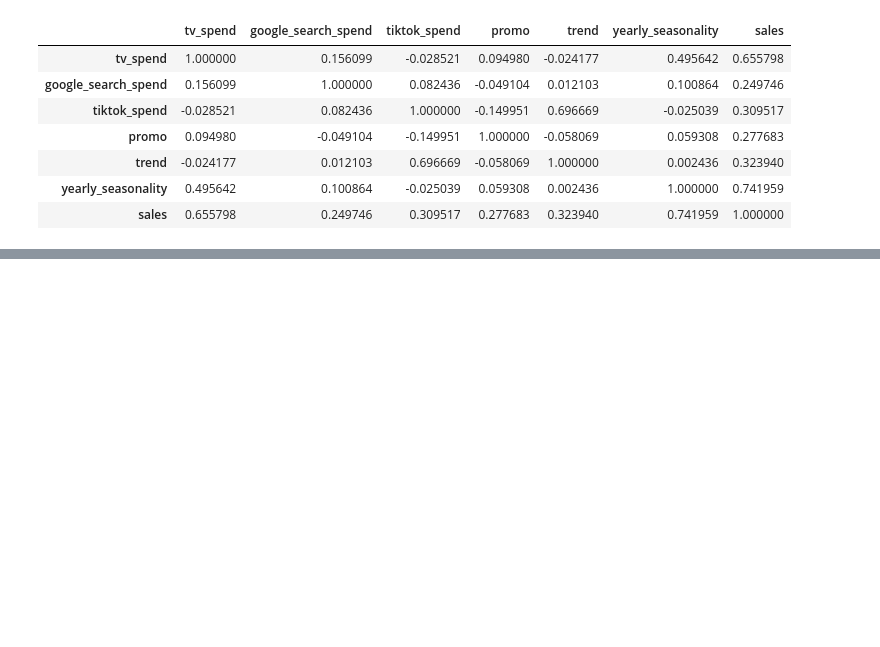
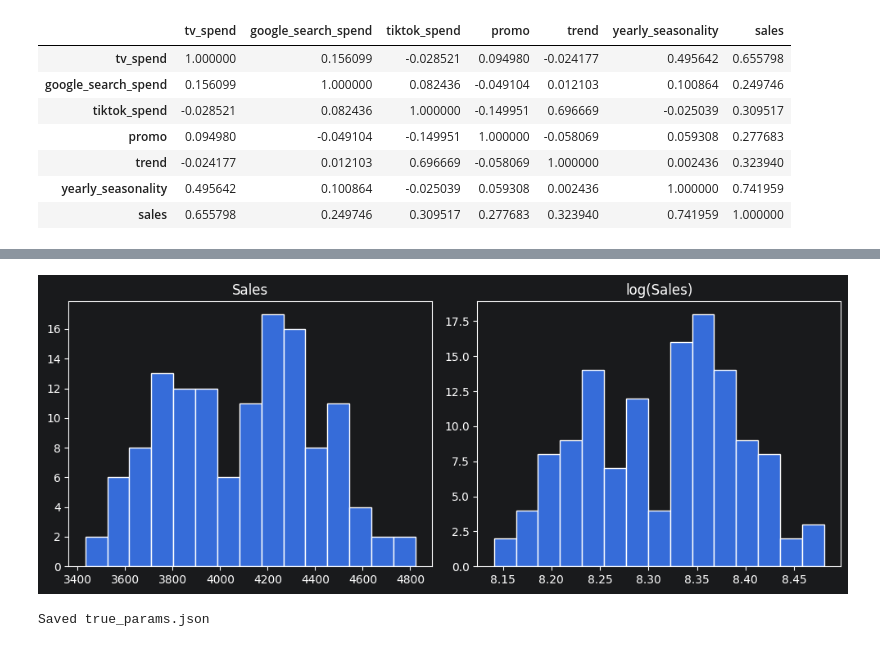
Before and after one commit to caseherndon/bayesian-mmm, a Jupyter notebook: notebooks/01_eda_and_data_prep.ipynb, the cells around one changed output, grey strips where cells are left out. Cells and saved outputs as stored; diff of their text form; code cells hidden in the pictures; blank space fills up the shorter version.

Commit message:
Day 3: response ACF baseline, transformation decision, saved ground-truth params for Day 11

```diff
--- a/notebooks/01_eda_and_data_prep.ipynb
+++ b/notebooks/01_eda_and_data_prep.ipynb
@@ -204,0 +239,27 @@ corr
+# %%
+fig, axes = plt.subplots(1, 2, figsize=(10, 4))
+axes[0].hist(df["sales"], bins=15, edgecolor="white")
+axes[0].set_title("Sales")
+axes[1].hist(np.log(df["sales"]), bins=15, edgecolor="white")
+axes[1].set_title("log(Sales)")
+plt.tight_layout()
+plt.savefig("../figures/scenario_a/day3_sales_distribution.png")
+plt.show()
+# %% [output]
+[figure, added]
+# %%
+import json
+
+true_params = {
+    "tv":     {"alpha": 0.6, "lam": 0.05, "beta": 1200},
+    "search": {"alpha": 0.4, "lam": 0.08, "beta": 900},
+    "tiktok": {"alpha": 0.3, "lam": 0.03, "beta": 700},
+    "baseline": 2000,
+}
+
+with open("../data/scenario_a/true_params.json", "w") as f:
+    json.dump(true_params, f, indent=2)
+
+print("Saved true_params.json")
+# %% [output]
+Saved true_params.json
```
Also changed, not shown: parts of 2 cells of this notebook, 5 other files.
